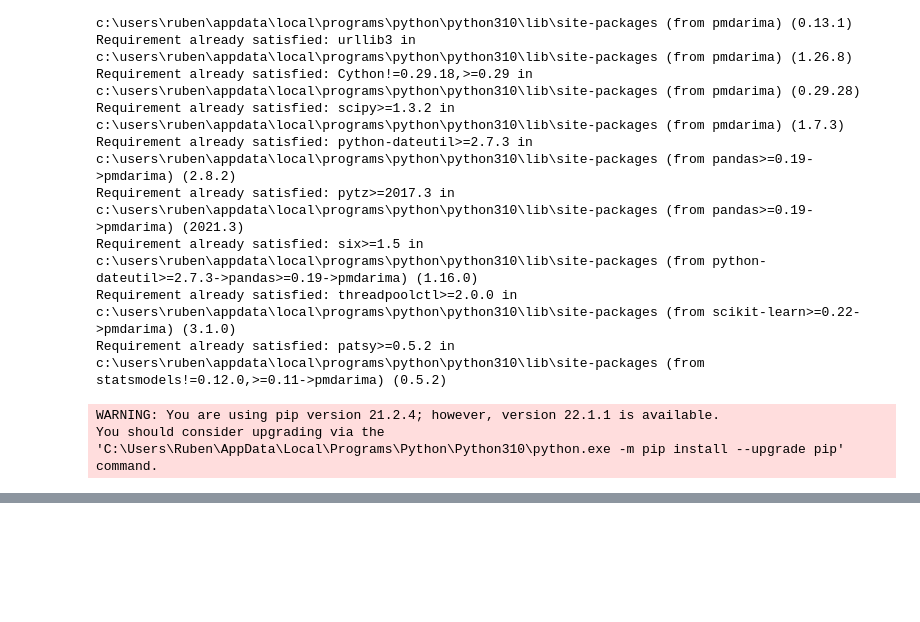
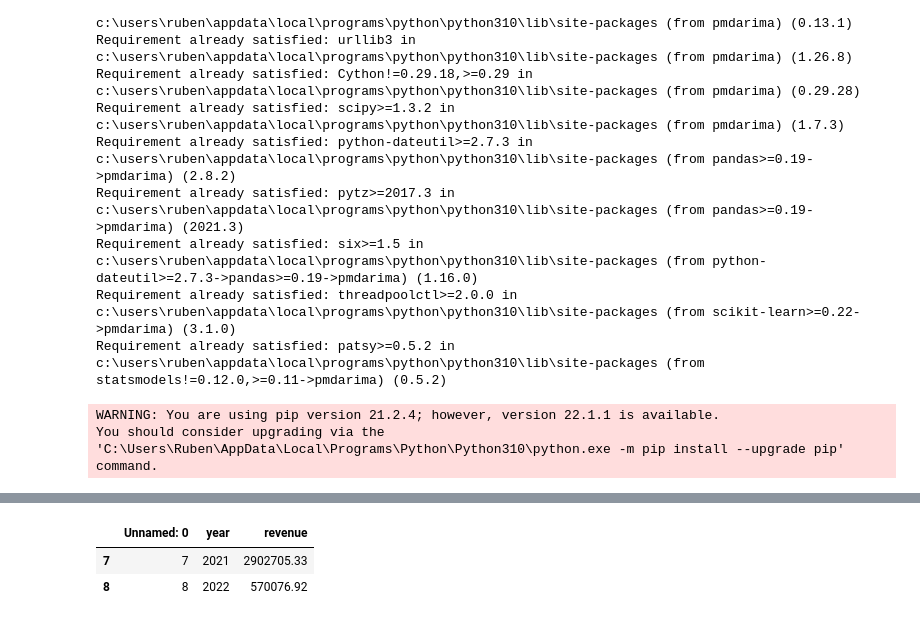
Before and after one commit to TStrada/Progetto-Data-Science-Lab, a Jupyter notebook: SARIMA.ipynb, the cells around one changed output, grey strips where cells are left out. Drawn from its saved outputs; the diff is of its cells as text; code cells hidden in the pictures; blank space fills up the shorter version.

Commit message:
new data

```diff
--- a/SARIMA.ipynb
+++ b/SARIMA.ipynb
@@ -25,0 +28,3 @@ from pmdarima.model_selection import train_test_split
+# %%
+dataset_year_casual = pd.read_csv('./data/casual_annuale.csv')
+dataset_year_casual = dataset_year_casual.sort_values(by='year')
@@ -37,0 +75,2 @@ dataset_year_calcio = dataset_year_calcio.sort_values(by='year')
+# %%
+train_year_casual, test_year_casual = train_test_split(dataset_year_casual, train_size=0.8)
@@ -54,0 +135,6 @@ train_year_calcio.head()
+# %%
+test_year_casual
+# %% [output]
+|  | Unnamed: 0 | year | revenue |
+| 7 | 7 | 2021 | 2902705.33 |
+| 8 | 8 | 2022 | 570076.92 |
```
Also changed, not shown: parts of 74 cells of this notebook, 2 other files.
